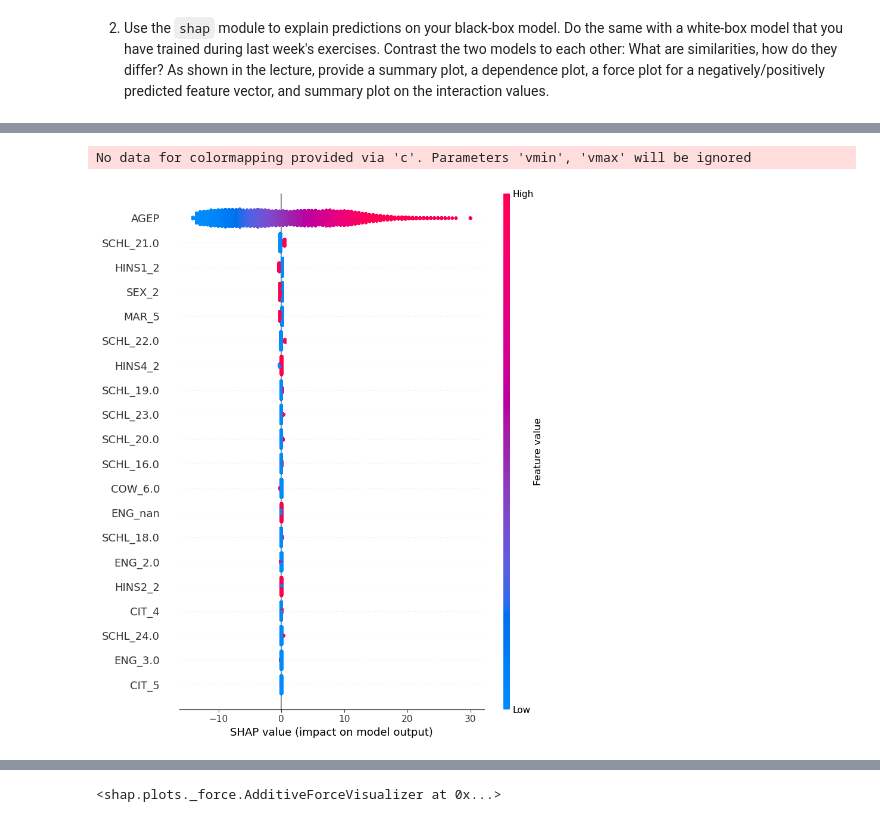
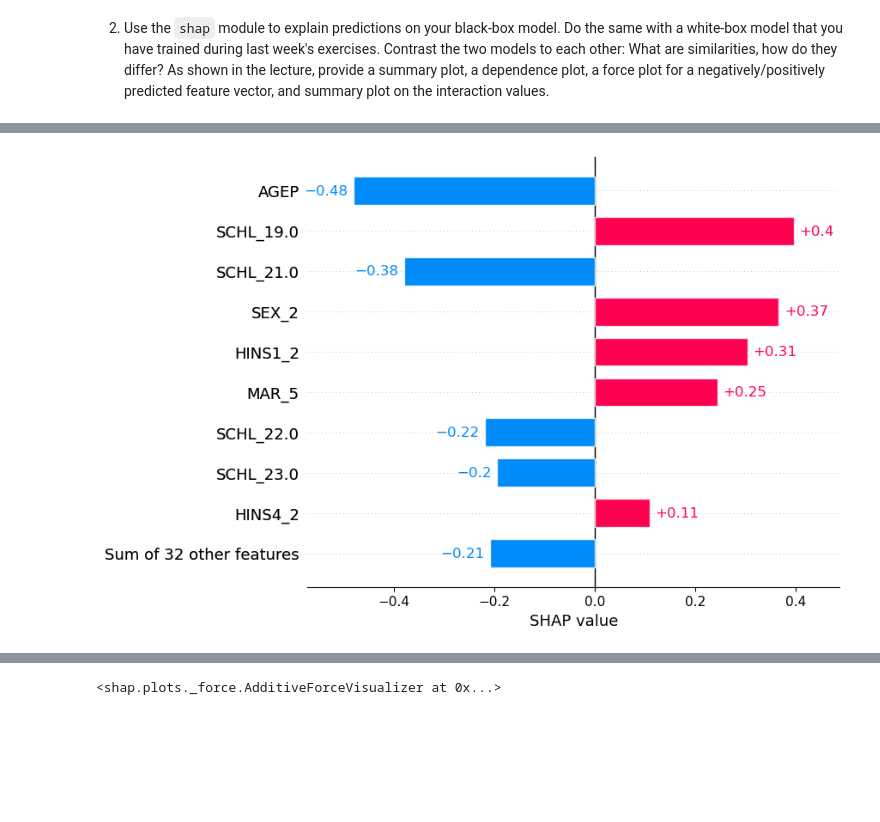
Before and after one commit to AlteaF/Algorithmic_Fairness_2025, a Jupyter notebook: ex4/afae24-exercise4.ipynb, the cells around one changed output, grey strips where cells are left out. Saved outputs shown, nothing was run; the diff lists cells and outputs as text; code cells hidden in the pictures; blank space fills up the shorter version.

```diff
--- a/ex4/afae24-exercise4.ipynb
+++ b/ex4/afae24-exercise4.ipynb
@@ -167,11 +117,9 @@ log_y_pred= logistic_model.predict(X_test)
 log_y_prob = logistic_model.predict_proba(X_test)[:, 1]
 # %%
 # Initialize SHAP explainer
-explainer_log = shap.Explainer(logistic_model[-1], X_train)
-shap_values = explainer_log(X_test)
-
-# 1. Summary plot
-shap.summary_plot(shap_values, X_test)
+explainer_log = shap.Explainer(logistic_model["logi"], X_train_2, feature_names = np.array(X_train.columns))
+shap_values = explainer_log(X_test_2)
-# %% [output]
-No data for colormapping provided via 'c'. Parameters 'vmin', 'vmax' will be ignored
-[figure, removed]
+# %%
+shap.plots.bar(shap_values[0])
+# %% [output]
+[figure, added]
```
Also changed, not shown: parts of 30 cells of this notebook, 1 other file.
